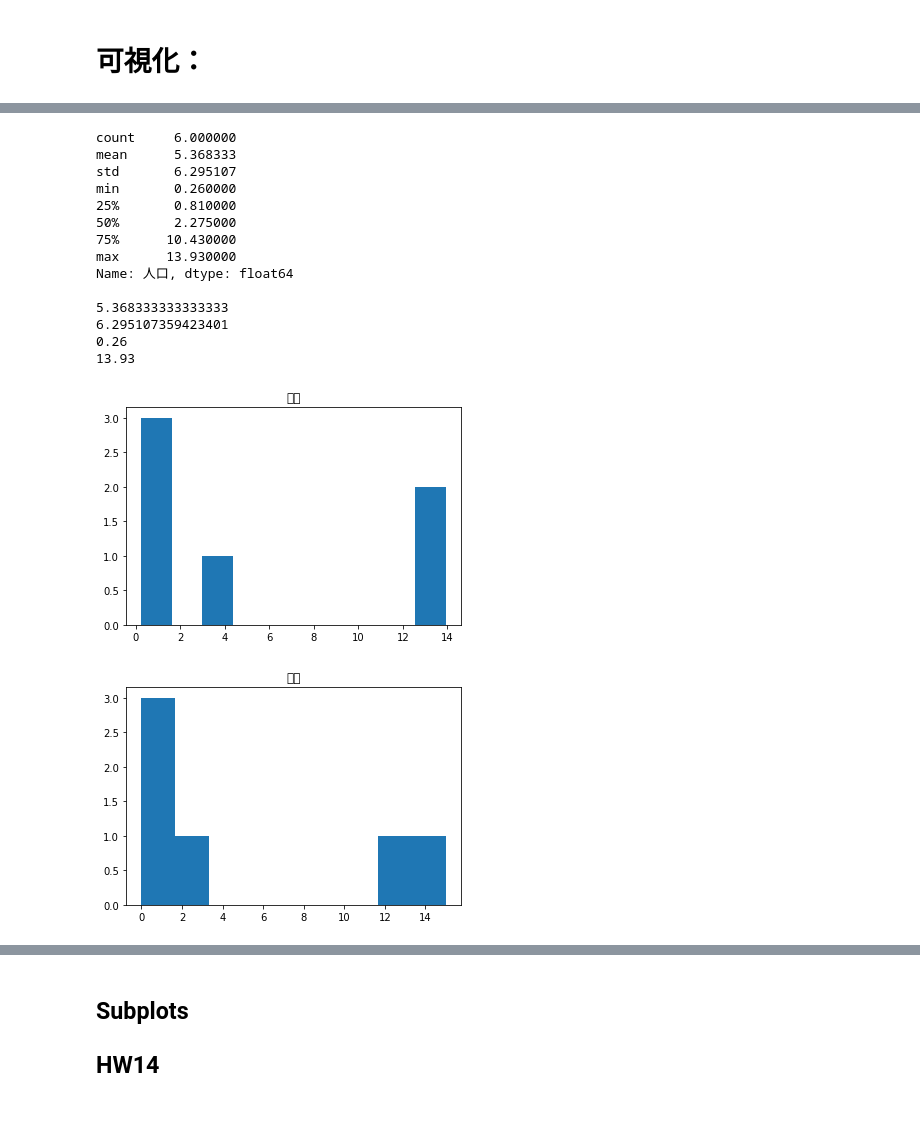
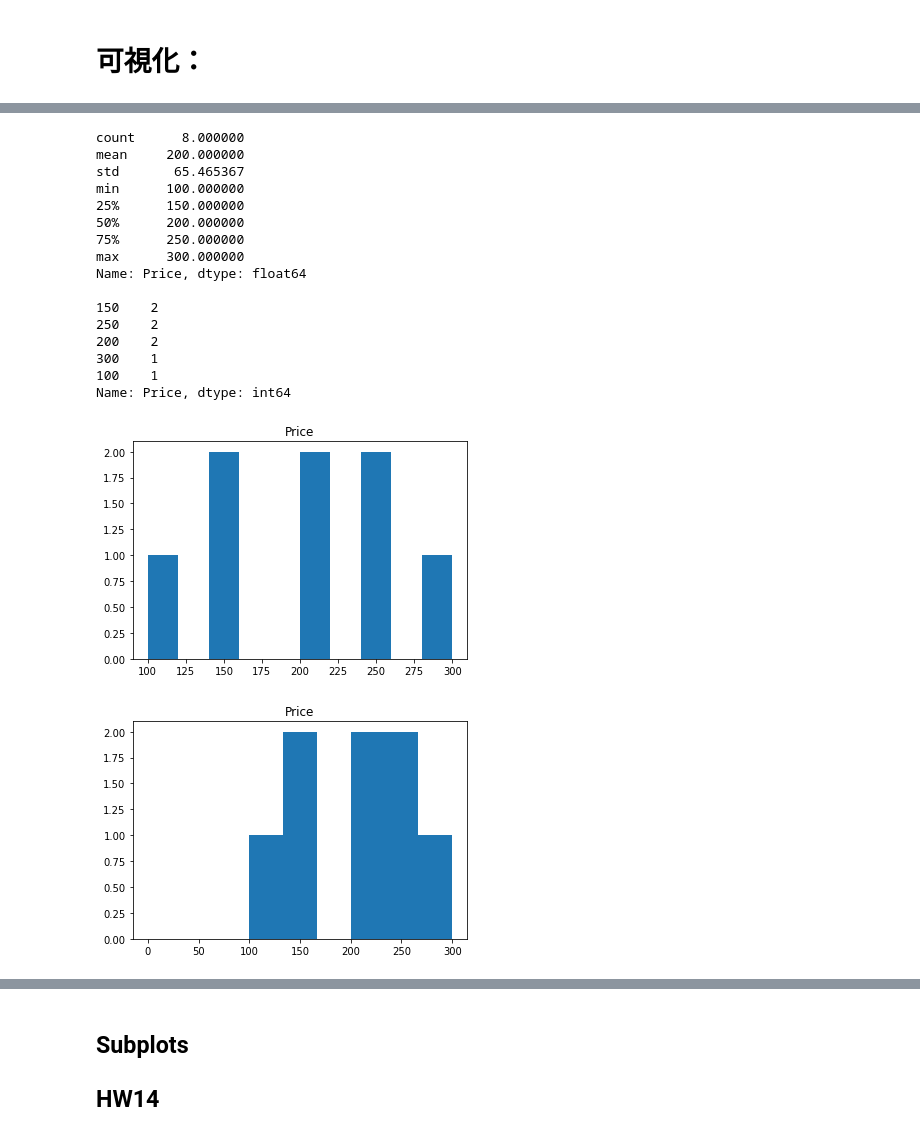
Before and after one commit to IanFan/ML100-Days_2, a Jupyter notebook: data_cleaning.ipynb, the cells around one changed output, grey strips where cells are left out. Saved outputs shown, nothing was run; the diff lists cells and outputs as text; code cells hidden in the pictures.

```diff
--- a/data_cleaning.ipynb
+++ b/data_cleaning.ipynb
@@ -755,0 +766,11 @@ print(df)
+# %%
+data_array = [["L", 300],
+              ["S", 100],
+              ["M", 200],
+              ["L", 250],
+              ["M", 150],
+              ["M", 200],
+              ["L", 250],
+              [np.nan, 150]]
+df = DataFrame(data_array, columns=["Size", "Price"])
+print(df)
@@ -756,37 +787,37 @@ print(df)
 # %%
-sr = df['人口']
+sr = df['Price']
+
 print(sr.describe())
 print()
 
-print(sr.mean())
-print(sr.std())
-print(sr.min())
-print(sr.max())
+print(sr.value_counts())
 # %% [output]
-count     6.000000
-mean      5.368333
-std       6.295107
-min       0.260000
-25%       0.810000
-50%       2.275000
-75%      10.430000
-max      13.930000
-Name: 人口, dtype: float64
+count      8.000000
+mean     200.000000
+std       65.465367
+min      100.000000
+25%      150.000000
+50%      200.000000
+75%      250.000000
+max      300.000000
+Name: Price, dtype: float64
 
-5.368333333333333
-6.295107359423401
-0.26
-13.93
+150    2
+250    2
+200    2
+300    1
+100    1
+Name: Price, dtype: int64
 # %%
 # 畫出任意欄位的直方圖
 plt.hist(sr.values)
-plt.title('人口')
+plt.title('Price')
 plt.show()
 # %% [output]
-[figure, old version]
+[figure, new version]
 # %%
-plt.hist(sr, bins = np.linspace(0, 15, 10))
-plt.title('人口')
+plt.hist(sr, bins = np.linspace(0, 300, 10))
+plt.title('Price')
 plt.show()
 # %% [output]
-[figure, old version]
+[figure, new version]
```
Also changed, not shown: parts of 42 cells of this notebook, 2 other files.
